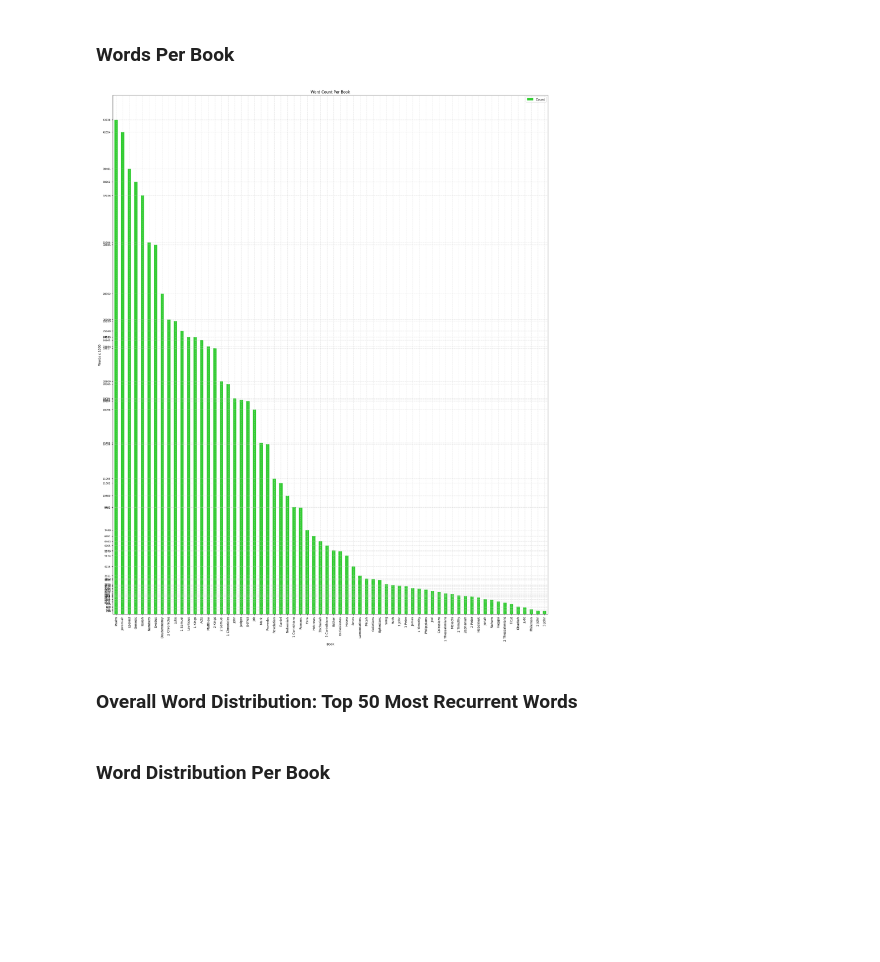
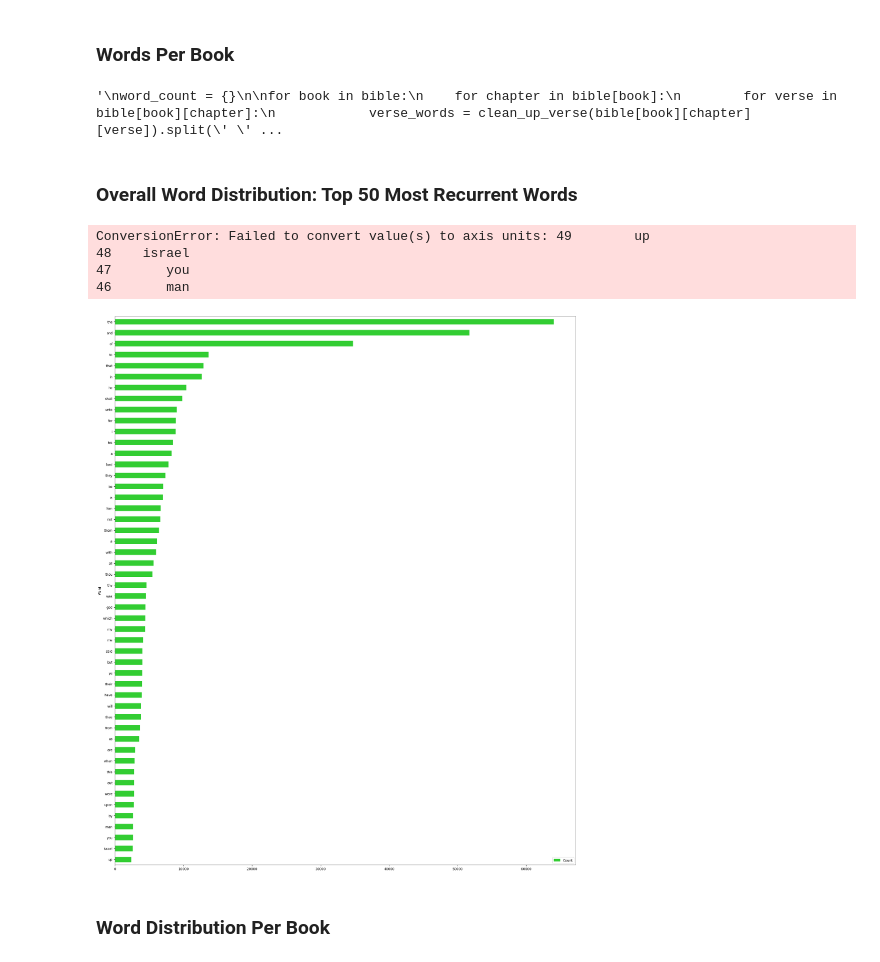
Before and after one commit to pyth-off/bible-simple-stats, a Jupyter notebook: BibleStatsWithPandas.ipynb, the cells around one changed output. Cells and saved outputs as stored; diff of their text form; code cells hidden in the pictures; blank space fills up the shorter version.

Commit message:
Graphs updated

```diff
--- a/BibleStatsWithPandas.ipynb
+++ b/BibleStatsWithPandas.ipynb
@@ -264,7 +270,7 @@ plt.show()
 # %% [markdown]
 ### Words Per Book
 # %%
-
+"""
 word_count = {}
 
 for book in bible:
@@ -288,53 +294,49 @@ plt.title('Word Count Per Book')
 plt.ylabel('Words x 1000')
 plt.xlabel('Book')
 plt.show()
+"""
 # %% [output]
-[figure, removed]
+'\nword_count = {}\n\nfor book in bible:\n    for chapter in bible[book]:\n        for verse in bible[book][chapter]:\n            verse_words = clean_up_verse(bible[book][chapter][verse]).split(\' \' ...
 # %% [markdown]
 ### Overall Word Distribution: Top 50 Most Recurrent Words
 # %%
 words = {}
 
 for book in bible:
     for chapter in bible[book]:
         for verse in bible[book][chapter]:
             for word in clean_up_verse(bible[book][chapter][verse]).split(' '):
                 if word not in words:
                     words[word] = 1
                 else:
                     words[word] = words[word] + 1
 
-# Sort alphabetically
-words = {key: value for key, value in sorted(words.items())}
-# Sort the dictionary by value in descending order
 words = dict(sorted(words.items(), key=lambda item: item[1], reverse=True))
-# This could be avoided by working with dataframes directly
+# keep the first 50 elements
+top50 = {}
+i = 0
+for word in words:
+    if(i >= 50):
+        break
+    top50[word] = words[word]
+    i = i + 1
 
-df = pd.DataFrame({
-    'Word': [word for word in list(words)[:51]],
-    'Count': [words[word] for word in list(words)[:51]]
-})
-df = df.sort_values(by=['Count'])
-plt.grid(True, color="#CCC", linewidth="1", linestyle="dotted", zorder=0)
-plt.barh(y=df.Word,
-         width=df.Count,
-         color=(random.random(), random.random(), random.random())
-         )
-# show ticks displaced to the right
-plt.yticks([i + 0.1 for i, _ in enumerate(df.Word)], df.Word, rotation=0, fontsize=7)
-
-# asking python to show us our plot
-plt.rcParams["figure.figsize"] = (30, 10)
-plt.xlabel('Count')
-plt.ylabel('Word')
-plt.title('Top 50 Overall Word Count')
-
-# Show values in the bars
-for index, value in enumerate(df.Count):
-    plt.text(value, index,
-             str(value), fontsize=6)
-
+top50 = pd.DataFrame({'Word':top50.keys(),'Count':top50.values()})
+top50 = top50.sort_values(['Count'], ascending=[True])
+top50.plot.barh(x='Word', y='Count', color={'limegreen'},figsize=(25,30))
+plt.yticks(top50.Word, [x for x in top50.Word], fontsize=8, rotation=0)
+# plt.xticks(range(0,top50.Count.max(),1000),range(0,top50.Count.max(),1000),fontsize=10)
+plt.grid(True, color = "#CCC", linewidth = "1", linestyle = "dotted")
+plt.title('Word Count Top 50')
+plt.ylabel('Words x 1000')
+plt.xlabel('Book')
 plt.show()
+# %% [output]
+ConversionError: Failed to convert value(s) to axis units: 49        up
+48    israel
+47       you
+46       man
+[figure, added]
 # %% [markdown]
 ### Word Distribution Per Book
 # %%
```
Also changed, not shown: parts of 5 cells of this notebook.
